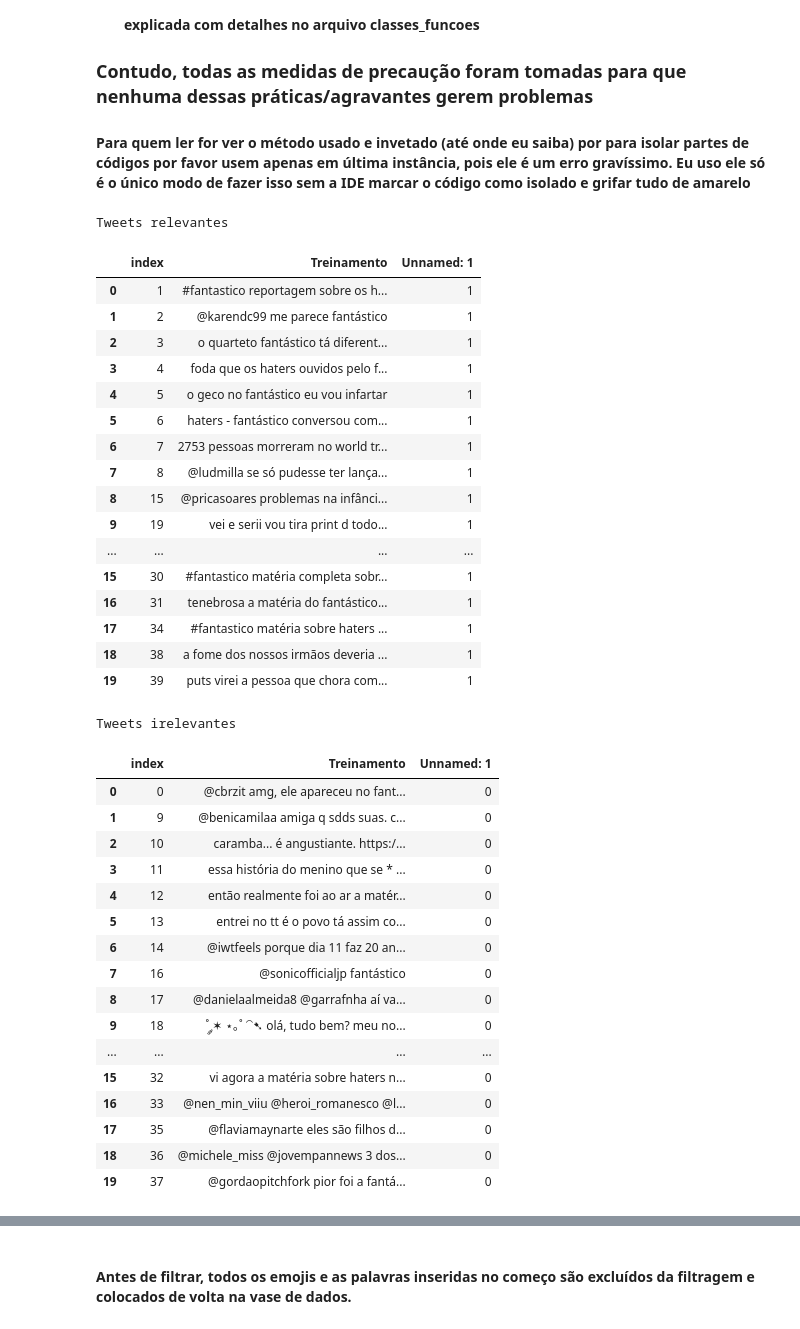
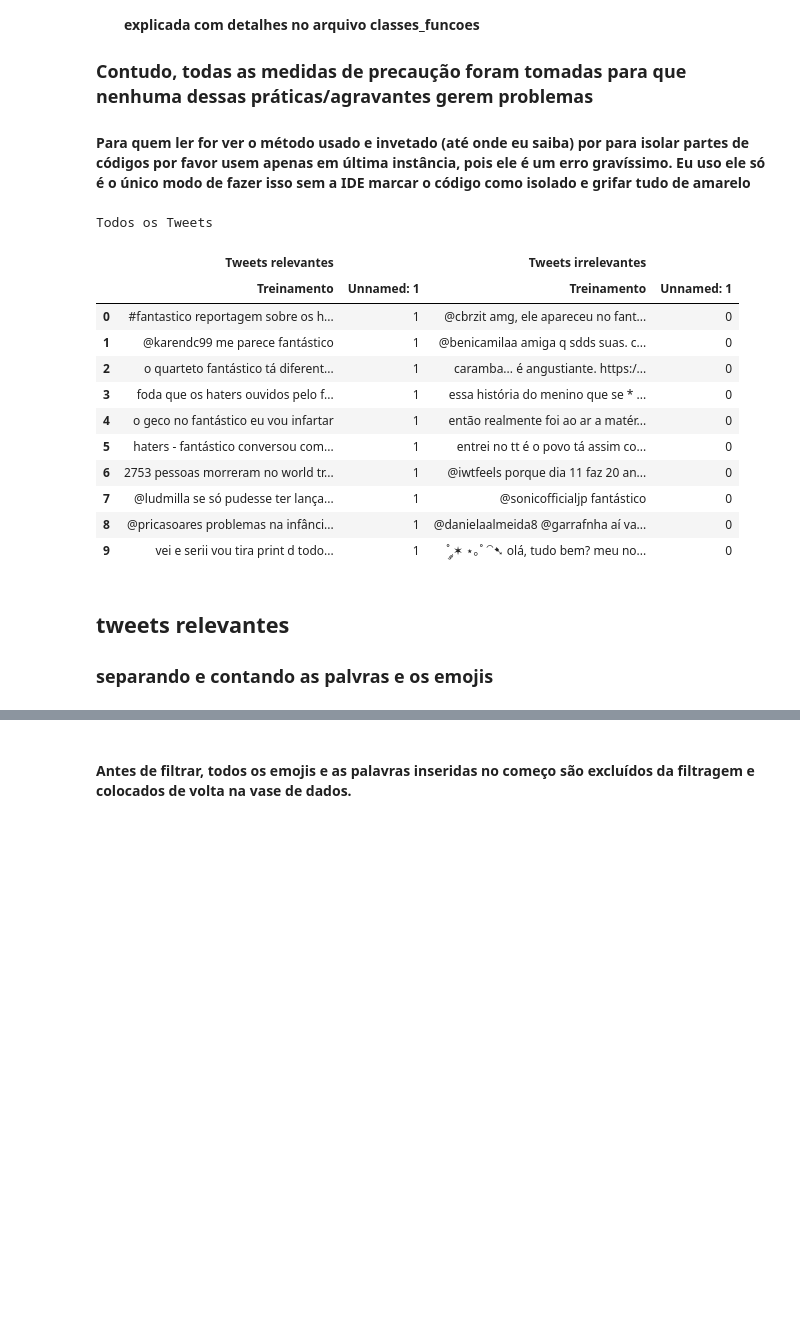
Before and after one commit to RafaelNiccheri/P1-Cdados21_2, a Jupyter notebook: Projeto_1.1.ipynb, the cells around one changed output, grey strips where cells are left out. Saved outputs shown, nothing was run; the diff lists cells and outputs as text; code cells hidden in the pictures; blank space fills up the shorter version.

Commit message:
Filtrando por relevância dos 'tweets' e criando DataFrames diferentes para cada classificação

```diff
--- a/Projeto_1.1.ipynb
+++ b/Projeto_1.1.ipynb
@@ -26,63 +26,45 @@ from IPython.core.display import display_html
 dados_treino = pd.read_excel(f'{Object_of_Study}.xlsx')
 dados_treino_1=dados_treino
 
-dados_treino_rel = dados_treino.loc[dados_treino['Unnamed: 1'] == 1]
-dados_treino_rel = dados_treino_rel.reset_index()
+dados_treino_rell = dados_treino.loc[dados_treino['Unnamed: 1'] == 1]
+dados_treino_rel = dados_treino_rell.reset_index()
 
-dados_treino_irel = dados_treino.loc[dados_treino['Unnamed: 1'] == 0]
-dados_treino_irel = dados_treino_irel.reset_index()
+dados_treino_nrel = dados_treino.loc[dados_treino['Unnamed: 1'] == 0]
+dados_treino_irel = dados_treino_nrel.reset_index()
 # %%
-NB.df_style(dados_treino_rel.iloc[0:20], dados_treino_irel.iloc[0:20], titulo1='Tweets relevantes', titulo2='Tweets irelevantes')
+dados_treino_juntos = hc.unite_dataframes_col(dados_treino_rel.iloc[0:10], dados_treino_irel.iloc[0:10], 'Tweets relevantes', 'Tweets irrelevantes')
+dados_treino_juntos = dados_treino_juntos.style.hide_columns([('Tweets relevantes', 'index'), ('Tweets irrelevantes', 'index')])
+dados_treino_juntos.set_table_styles([hc.css1, hc.css2, hc.css3]).set_caption('Todos os Tweets')
 # try:
 #     dados_treino_relS=dados_treino_rel.style.set_table_attributes\
 #         ("style='display:inline'").set_table_styles(table_styles = [dict(selector="caption",
 #         props=[("text-align", "center"),
 #         ("font-size", "120%"),
 #         ("color", 'black')])]).set_caption('Tweets relevantes')
 #
 #     dados_treino_irelS=dados_treino_irel.iloc[0:20].style.set_table_attributes\
 #         ("style='display:inline'").set_table_styles(table_styles = [dict(selector="caption",
 #         props=[("text-align", "center"),
 #         ("font-size", "120%"),
 #         ("color", 'black')])]).set_caption('Tweets irrelevantes')
 # except Exception:
 #     pass
 # display_html(dados_treino_relS._repr_html_() + "\xa0\xa0\xa0\xa0\xa0\xa0\xa0\xa0\xa0\xa0\xa0\xa0" + dados_treino_irelS._repr_html_(), raw=True)
 # %% [output]
-Tweets relevantes
+Todos os Tweets
-|  | index | Treinamento | Unnamed: 1 |
-| 0 | 1 | #fantastico reportagem sobre os h... | 1 |
-| 1 | 2 | @karendc99 me parece fantástico | 1 |
-| 2 | 3 | o quarteto fantástico tá diferent... | 1 |
-| 3 | 4 | foda que os haters ouvidos pelo f... | 1 |
-| 4 | 5 | o geco no fantástico eu vou infartar | 1 |
-| 5 | 6 | haters - fantástico conversou com... | 1 |
-| 6 | 7 | 2753 pessoas morreram no world tr... | 1 |
-| 7 | 8 | @ludmilla se só pudesse ter lança... | 1 |
-| 8 | 15 | @pricasoares problemas na infânci... | 1 |
-| 9 | 19 | vei e serii vou tira print d todo... | 1 |
-| ... | ... | ... | ... |
-| 15 | 30 | #fantastico matéria completa sobr... | 1 |
-| 16 | 31 | tenebrosa a matéria do fantástico... | 1 |
-| 17 | 34 | #fantastico matéria sobre haters ... | 1 |
-| 18 | 38 | a fome dos nossos irmãos deveria ... | 1 |
-| 19 | 39 | puts virei a pessoa que chora com... | 1 |
+|  | Tweets relevantes |  | Tweets irrelevantes |  |
+|  | Treinamento | Unnamed: 1 | Treinamento | Unnamed: 1 |
+| 0 | #fantastico reportagem sobre os h... | 1 | @cbrzit amg, ele apareceu no fant... | 0 |
+| 1 | @karendc99 me parece fantástico | 1 | @benicamilaa amiga q sdds suas. c... | 0 |
+| 2 | o quarteto fantástico tá diferent... | 1 | caramba... é angustiante. https:/... | 0 |
+| 3 | foda que os haters ouvidos pelo f... | 1 | essa história do menino que se * ... | 0 |
+| 4 | o geco no fantástico eu vou infartar | 1 | então realmente foi ao ar a matér... | 0 |
+| 5 | haters - fantástico conversou com... | 1 | entrei no tt é o povo tá assim co... | 0 |
+| 6 | 2753 pessoas morreram no world tr... | 1 | @iwtfeels porque dia 11 faz 20 an... | 0 |
+| 7 | @ludmilla se só pudesse ter lança... | 1 | @sonicofficialjp fantástico | 0 |
+| 8 | @pricasoares problemas na infânci... | 1 | @danielaalmeida8 @garrafnha aí va... | 0 |
+| 9 | vei e serii vou tira print d todo... | 1 | ˚ ༘✶ ⋆｡˚ ⁀➷ olá, tudo bem? meu no... | 0 |
-Tweets irelevantes
-|  | index | Treinamento | Unnamed: 1 |
-| 0 | 0 | @cbrzit amg, ele apareceu no fant... | 0 |
-| 1 | 9 | @benicamilaa amiga q sdds suas. c... | 0 |
-| 2 | 10 | caramba... é angustiante. https:/... | 0 |
-| 3 | 11 | essa história do menino que se * ... | 0 |
-| 4 | 12 | então realmente foi ao ar a matér... | 0 |
-| 5 | 13 | entrei no tt é o povo tá assim co... | 0 |
-| 6 | 14 | @iwtfeels porque dia 11 faz 20 an... | 0 |
-| 7 | 16 | @sonicofficialjp fantástico | 0 |
-| 8 | 17 | @danielaalmeida8 @garrafnha aí va... | 0 |
-| 9 | 18 | ˚ ༘✶ ⋆｡˚ ⁀➷ olá, tudo bem? meu no... | 0 |
-| ... | ... | ... | ... |
-| 15 | 32 | vi agora a matéria sobre haters n... | 0 |
-| 16 | 33 | @nen_min_viiu @heroi_romanesco @l... | 0 |
-| 17 | 35 | @flaviamaynarte eles são filhos d... | 0 |
-| 18 | 36 | @michele_miss @jovempannews 3 dos... | 0 |
-| 19 | 37 | @gordaopitchfork pior foi a fantá... | 0 |
+# %% [markdown]
+## tweets relevantes
+### separando e contando as palvras e os emojis
 # %%
```
Also changed, not shown: parts of 40 cells of this notebook, 2 other files.
